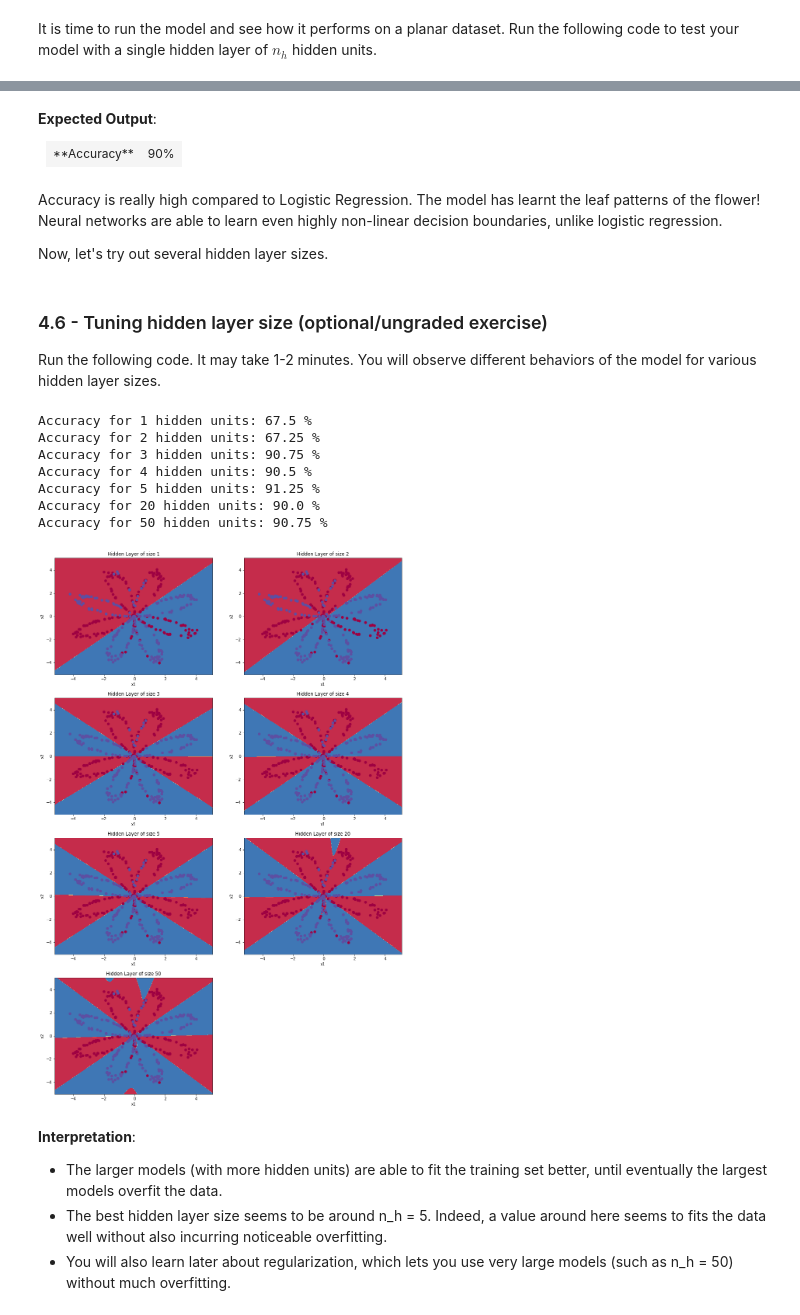
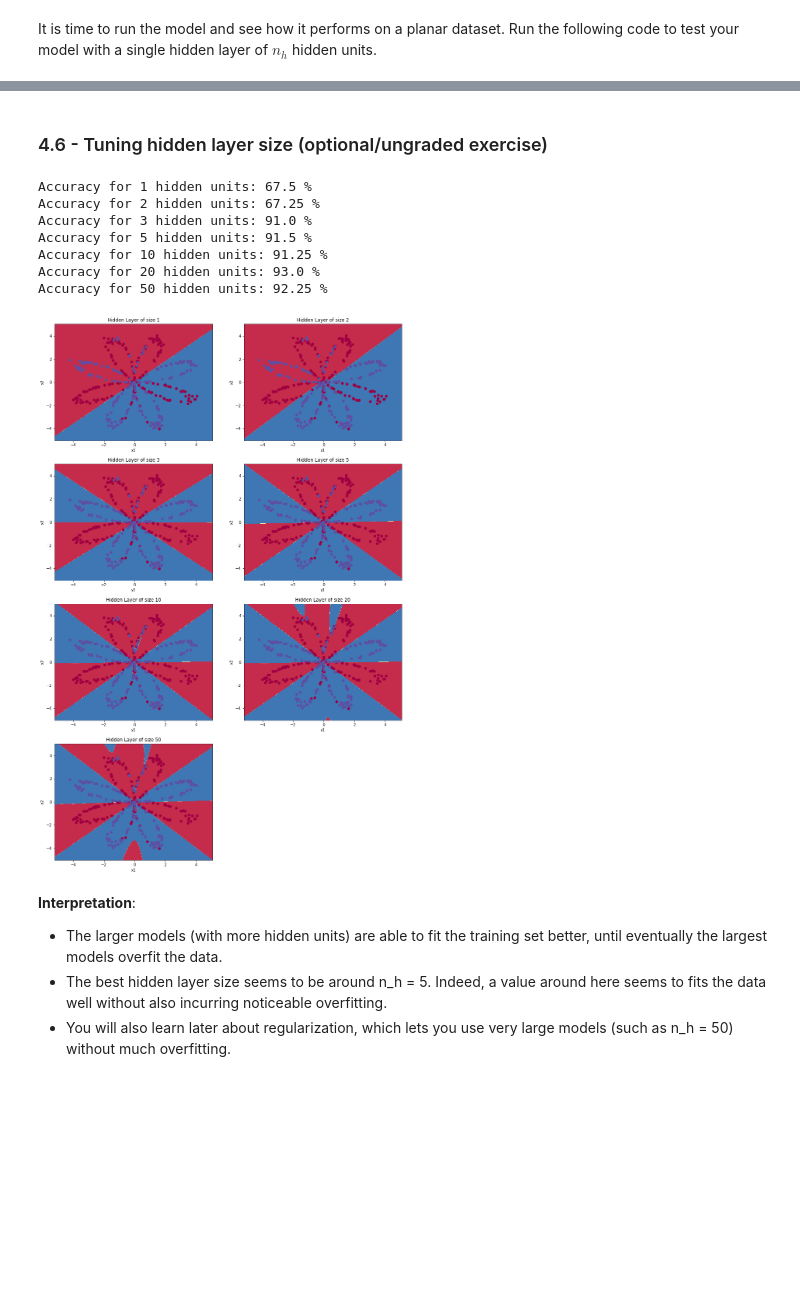
Before and after one commit to Vitaliiskyi/data-class-with-one-hidden-layer, a Jupyter notebook: Planar_data_classification_with_onehidden_layer_v6c.ipynb, the cells around one changed output, grey strips where cells are left out. Saved outputs shown, nothing was run; the diff lists cells and outputs as text; code cells hidden in the pictures; blank space fills up the shorter version.

```diff
--- a/Planar_data_classification_with_onehidden_layer_v6c.ipynb
+++ b/Planar_data_classification_with_onehidden_layer_v6c.ipynb
@@ -442,7 +295,5 @@ def compute_cost(A2, Y, parameters):
 
     return cost
 # %%
-A2, Y_assess, parameters = compute_cost_test_case()
-
-print("cost = " + str(compute_cost(A2, Y_assess, parameters)))
+print("cost = " + str(compute_cost(A2, Y, parameters)))
 # %% [output]
@@ -542,9 +348,8 @@ def backward_propagation(parameters, cache, X, Y):
 
     return grads
 # %%
-parameters, cache, X_assess, Y_assess = backward_propagation_test_case()
 
-grads = backward_propagation(parameters, cache, X_assess, Y_assess)
+grads = backward_propagation(parameters, cache, X, Y)
 print ("dW1 = "+ str(grads["dW1"]))
 print ("db1 = "+ str(grads["db1"]))
 print ("dW2 = "+ str(grads["dW2"]))
@@ -647,7 +410,6 @@ def update_parameters(parameters, grads, learning_rate):
 
     return parameters
 # %%
-parameters, grads = update_parameters_test_case()
 parameters = update_parameters(parameters, grads,1.2)
 
 print("W1 = " + str(parameters["W1"]))
@@ -733,8 +458,7 @@ def nn_model(X, Y, n_h, learning_rate, num_iterations = 10000, print_cost=False)
     # Returns parameters learnt by the model. They can then be used to predict output
     return parameters
 # %%
-X_assess, Y_assess = nn_model_test_case()
-parameters = nn_model(X_assess, Y_assess, 4, 1.02,num_iterations=10000, print_cost=True)
+parameters = nn_model(X, Y, 4, 1.02 ,num_iterations=1000, print_cost=True)
 print("W1 = " + str(parameters["W1"]))
 print("b1 = " + str(parameters["b1"]))
 print("W2 = " + str(parameters["W2"]))
@@ -904,42 +533,27 @@ Accuracy: 99%
-# %% [markdown]
-**Expected Output**:
-
-<table style="width:15%">
-  <tr>
-    <td>**Accuracy**</td>
-    <td> 90% </td>
-  </tr>
-</table>
-# %% [markdown]
-Accuracy is really high compared to Logistic Regression. The model has learnt the leaf patterns of the flower! Neural networks are able to learn even highly non-linear decision boundaries, unlike logistic regression.
-
-Now, let's try out several hidden layer sizes.
 # %% [markdown]
 ### 4.6 - Tuning hidden layer size (optional/ungraded exercise) ###
-
-Run the following code. It may take 1-2 minutes. You will observe different behaviors of the model for various hidden layer sizes.
 # %%
 # This may take about 2 minutes to run
 
 plt.figure(figsize=(16, 32))
-hidden_layer_sizes = [1, 2, 3, 4, 5, 20, 50]
+hidden_layer_sizes = [1, 2,3,5,10,20,50]
 for i, n_h in enumerate(hidden_layer_sizes):
     plt.subplot(5, 2, i+1)
     plt.title('Hidden Layer of size %d' % n_h)
-    parameters = nn_model(X, Y, n_h,1.2, num_iterations = 5000)
+    parameters = nn_model(X, Y, n_h,1.2, num_iterations = 10000)
     plot_decision_boundary(lambda x: predict(parameters, x.T), X, Y)
     predictions = predict(parameters, X)
     accuracy = float((np.dot(Y,predictions.T) + np.dot(1-Y,1-predictions.T))/float(Y.size)*100)
     print ("Accuracy for {} hidden units: {} %".format(n_h, accuracy))
 # %% [output]
 Accuracy for 1 hidden units: 67.5 %
 Accuracy for 2 hidden units: 67.25 %
-Accuracy for 3 hidden units: 90.75 %
-Accuracy for 4 hidden units: 90.5 %
-Accuracy for 5 hidden units: 91.25 %
-Accuracy for 20 hidden units: 90.0 %
-Accuracy for 50 hidden units: 90.75 %
+Accuracy for 3 hidden units: 91.0 %
+Accuracy for 5 hidden units: 91.5 %
+Accuracy for 10 hidden units: 91.25 %
+Accuracy for 20 hidden units: 93.0 %
+Accuracy for 50 hidden units: 92.25 %
-[figure, old version]
+[figure, new version]
 # %% [markdown]
 **Interpretation**:
 - The larger models (with more hidden units) are able to fit the training set better, until eventually the largest models overfit the data.
```
Also changed, not shown: parts of 54 cells of this notebook, 2 other files.
